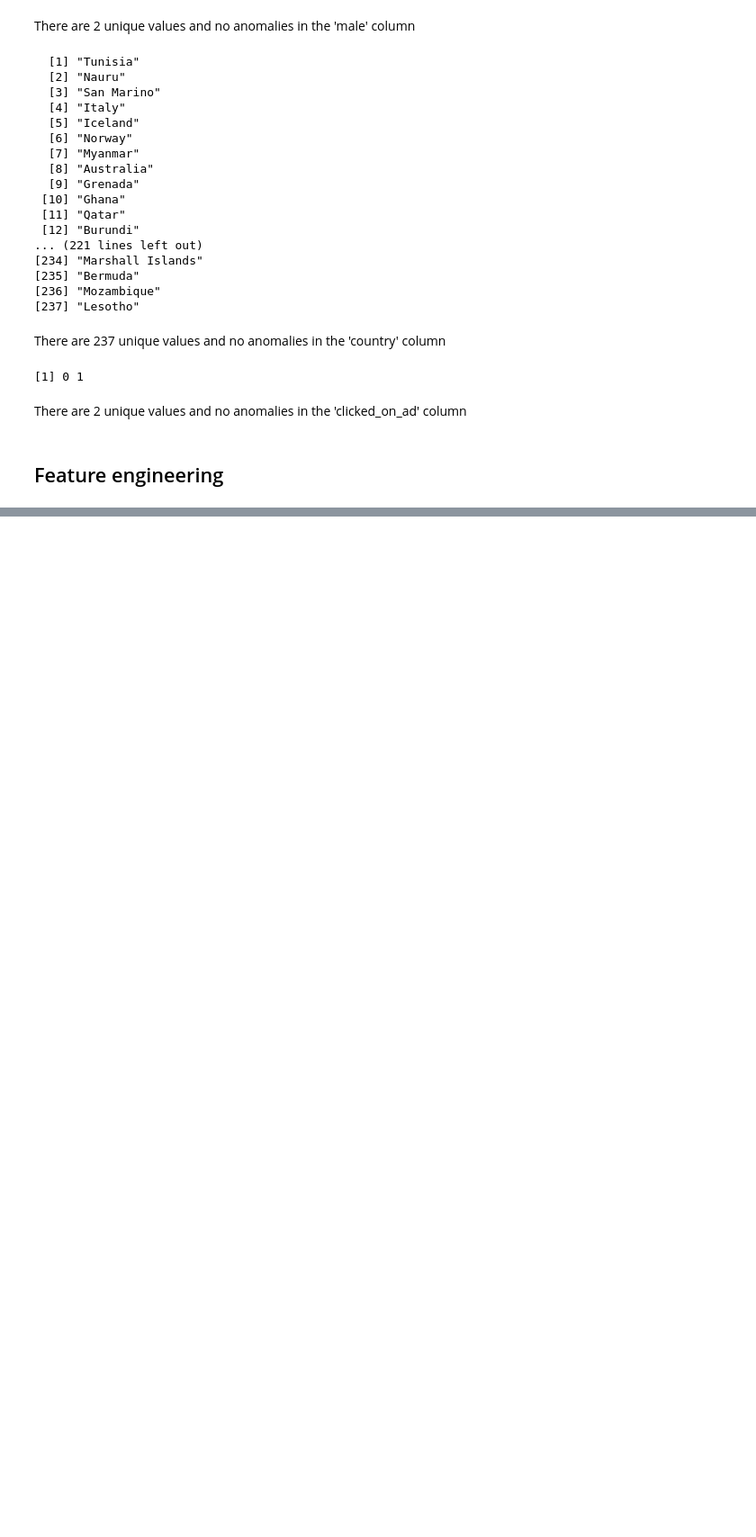
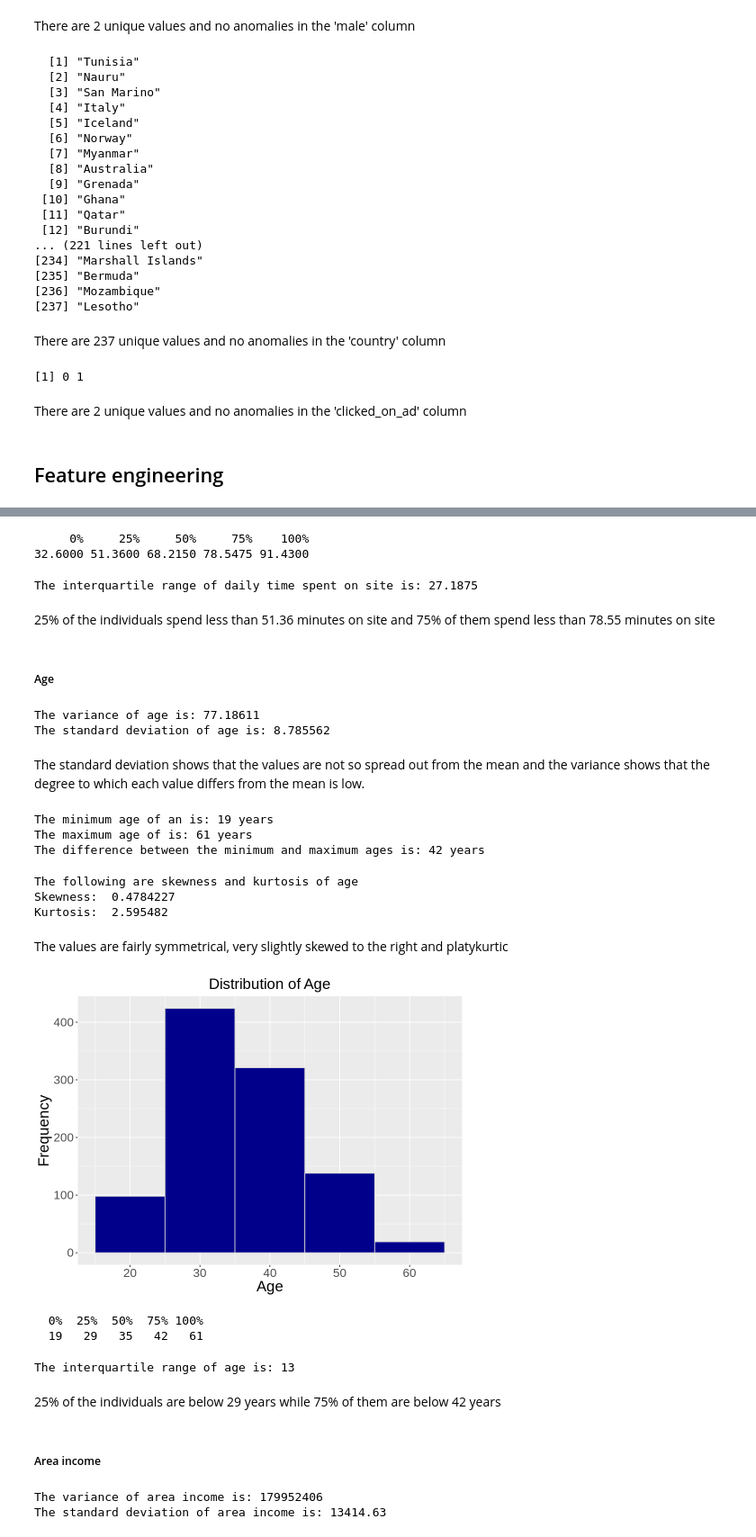
Before and after one commit to WambuiKahuthu/MORINGA_CORE_WEEK12_EDA_R, a Jupyter notebook: Week_12_IP.ipynb, the cells around one changed output, grey strips where cells are left out. Shown at 90% size. Cells and saved outputs as stored; diff of their text form; code cells hidden in the pictures; blank space fills up the shorter version.

```diff
--- a/Week_12_IP.ipynb
+++ b/Week_12_IP.ipynb
@@ -316,0 +425,73 @@ pie(clicked, labels = lbls,
+# %%
+# compute the quantiles and interquartile range of the values in the 'daily_time_spent_on_site' column
+quantile(data$daily_time_spent_on_site)
+cat('The interquartile range of daily time spent on site is:',IQR(data$daily_time_spent_on_site))
+# %% [output]
+     0%     25%     50%     75%    100%
+32.6000 51.3600 68.2150 78.5475 91.4300
+The interquartile range of daily time spent on site is: 27.1875
+# %% [markdown]
+25% of the individuals spend less than 51.36 minutes on site and 75% of them spend less than 78.55 minutes on site
+# %% [markdown]
+##### Age
+# %%
+# compute the variance and standard deviation of the values in 'age' column
+cat('The variance of age is:',var(data$age), '\n')
+cat('The standard deviation of age is:',sd(data$age))
+# %% [output]
+The variance of age is: 77.18611
+The standard deviation of age is: 8.785562
+# %% [markdown]
+The standard deviation shows that the values are not so spread out from the mean and the variance shows that the degree to which each value differs from the mean is low.
+# %%
+# compute the range, and the minimum and maximum values in 'age' column
+cat("The minimum age of an is:", min(data$age),'years', '\n')
+cat("The maximum age of is:", max(data$age),'years', '\n')
+cat('The difference between the minimum and maximum ages is:', (max(data$age)-min(data$age)),'years')
+# %% [output]
+The minimum age of an is: 19 years
+The maximum age of is: 61 years
+The difference between the minimum and maximum ages is: 42 years
+# %%
+# compute the skewness and kurtosis of values in the 'age' column
+cat('The following are skewness and kurtosis of age', '\n')
+cat("Skewness: ", skewness(data$age), '\n')
+cat("Kurtosis: ", kurtosis(data$age), '\n')
+# %% [output]
+The following are skewness and kurtosis of age
+Skewness:  0.4784227
+Kurtosis:  2.595482
+# %% [markdown]
+The values are fairly symmetrical, very slightly skewed to the right and platykurtic
+# %%
+# plot a histogram to visualize the distribution of values in 'age' column
+
+options(repr.plot.width = 8, repr.plot.height = 6)
+p = data %>% ggplot(aes(x = age ))
+
+p + geom_histogram(color="lightgray", fill="darkblue", binwidth = 10) +
+    labs(title = "Distribution of Age", x = "Age", y = "Frequency") +
+    theme(axis.title = element_text(size = 20),
+          axis.text = element_text(size=16),
+          plot.title = element_text(hjust = 0.5, size = 20))
+# %% [output]
+[figure, added]
+# %%
+# compute the quantiles and interquartile range of the values in the 'age' column
+quantile(data$age)
+cat('The interquartile range of age is:',IQR(data$age))
+# %% [output]
+  0%  25%  50%  75% 100%
+  19   29   35   42   61
+The interquartile range of age is: 13
+# %% [markdown]
+25% of the individuals are below 29 years while 75% of them are below 42 years
+# %% [markdown]
+##### Area income
+# %%
+# compute the variance and standard deviation of the values in 'area_income' column
+cat('The variance of area income is:',var(data$area_income), '\n')
+cat('The standard deviation of area income is:',sd(data$area_income))
+# %% [output]
+The variance of area income is: 179952406
+The standard deviation of area income is: 13414.63
```
Also changed, not shown: parts of 72 cells of this notebook.
